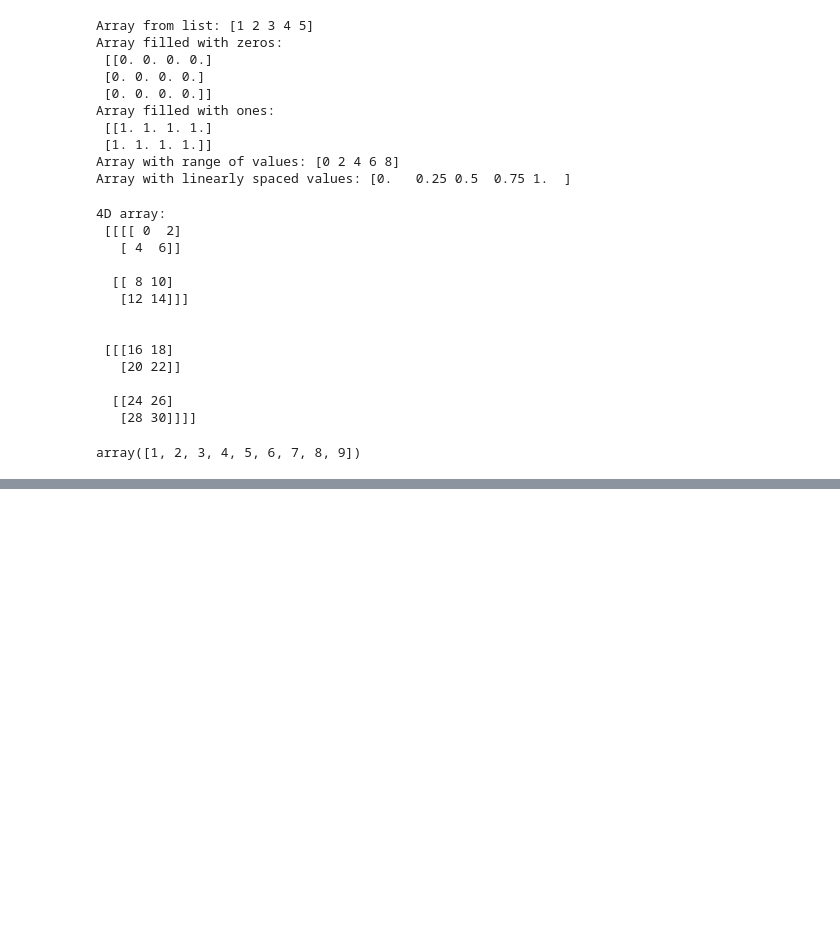
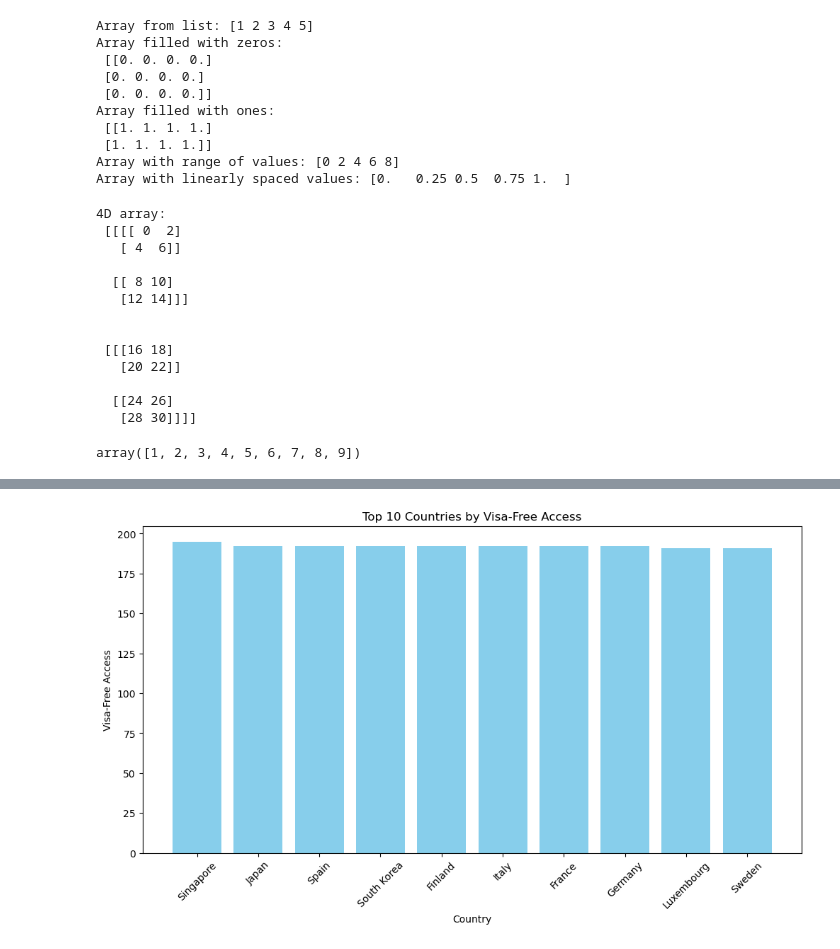
Before and after one commit to Ahmet-Acik/matplotlib_numpy_project, a Jupyter notebook: Untitled-1.ipynb, the cells around one changed output, grey strips where cells are left out. Drawn from its saved outputs; the diff is of its cells as text; code cells hidden in the pictures; blank space fills up the shorter version.

```diff
--- a/Untitled-1.ipynb
+++ b/Untitled-1.ipynb
@@ -811,3 +811,86 @@ np.arange(1, 10).reshape(3, 3).flatten()
   [[24 26]
    [28 30]]]]
 array([1, 2, 3, 4, 5, 6, 7, 8, 9])
+# %%
+import pandas as pd
+import matplotlib.pyplot as plt
+
+# Define the path to the dataset
+dataset_path = "/Users/drahmetacik/.cache/kagglehub/datasets/bhadramohit/visa-free-countries-dataset2024/versions/1/countries_visa_free_access.csv"
+
+# Load the dataset into a pandas DataFrame
+df = pd.read_csv(dataset_path)
+
+# Display the first few rows of the DataFrame
+print(df.head())
+
+# Example visualization: Bar chart of Visa-Free Access by Country
+df_sorted = df.sort_values(by='Visa-Free Access', ascending=False).head(10)
+plt.figure(figsize=(12, 6))
+plt.bar(df_sorted['Country'], df_sorted['Visa-Free Access'], color='skyblue')
+plt.xlabel('Country')
+plt.ylabel('Visa-Free Access')
+plt.title('Top 10 Countries by Visa-Free Access')
+plt.xticks(rotation=45)
+plt.show()
+
+# Example 1: Pie chart of Visa-Free Access distribution
+plt.figure(figsize=(8, 8))
+df['Visa-Free Access'].value_counts().head(10).plot(kind='pie', autopct='%1.1f%%', colors=plt.cm.Paired.colors)
+plt.title('Distribution of Visa-Free Access (Top 10)')
+plt.ylabel('')
+plt.show()
+
+# Example 2: Scatter plot of Visa-Free Access by Rank
+df['Rank'] = df['Rank'].str.extract('(\d+)').astype(int)
+plt.figure(figsize=(10, 6))
+plt.scatter(df['Rank'], df['Visa-Free Access'], alpha=0.5)
+plt.xlabel('Rank')
+plt.ylabel('Visa-Free Access')
+plt.title('Visa-Free Access by Rank')
+plt.show()
+
+# Example 3: Histogram of Visa-Free Access
+plt.figure(figsize=(10, 6))
+plt.hist(df['Visa-Free Access'], bins=20, color='blue', alpha=0.7)
+plt.xlabel('Visa-Free Access')
+plt.ylabel('Frequency')
+plt.title('Histogram of Visa-Free Access')
+plt.show()
+
+# Example 4: Box plot of Visa-Free Access
+plt.figure(figsize=(10, 6))
+plt.boxplot(df['Visa-Free Access'], vert=True, patch_artist=True)
+plt.xlabel('Visa-Free Access')
+plt.title('Box Plot of Visa-Free Access')
+plt.show()
+
+# Example 5: Line plot of Visa-Free Access by Rank
+df_sorted_by_rank = df.sort_values(by='Rank')
+plt.figure(figsize=(10, 6))
+plt.plot(df_sorted_by_rank['Rank'], df_sorted_by_rank['Visa-Free Access'], marker='o', linestyle='-', color='green')
+plt.xlabel('Rank')
+plt.ylabel('Visa-Free Access')
+plt.title('Line Plot of Visa-Free Access by Rank')
+plt.show()
+
+# Example 6: Heatmap of Visa-Free Access by Region (assuming 'Region' column exists)
+if 'Region' in df.columns:
+    region_access = df.groupby('Region')['Visa-Free Access'].mean().reset_index()
+    region_access_pivot = region_access.pivot(index='Region', columns='Visa-Free Access', values='Visa-Free Access')
+    plt.figure(figsize=(12, 8))
+    sns.heatmap(region_access_pivot, annot=True, cmap='coolwarm', linewidths=.5)
+    plt.title('Heatmap of Visa-Free Access by Region')
+    plt.show()
+
+# Example 7: Stacked bar chart of Visa-Free Access by Region
+if 'Region' in df.columns:
+    region_access = df.groupby('Region')['Visa-Free Access'].mean().reset_index()
+    plt.figure(figsize=(12, 6))
+    plt.bar(region_access['Region'], region_access['Visa-Free Access'], color='skyblue')
+    plt.xlabel('Region')
+    plt.ylabel('Visa-Free Access')
+    plt.title('Visa-Free Access by Region')
+    plt.xticks(rotation=45)
+    plt.show()
+# %% [output]
@@ -813,0 +903 @@ array([1, 2, 3, 4, 5, 6, 7, 8, 9])
+[figure, added]
```
Also changed, not shown: parts of 1 cell of this notebook, 1 other file.
